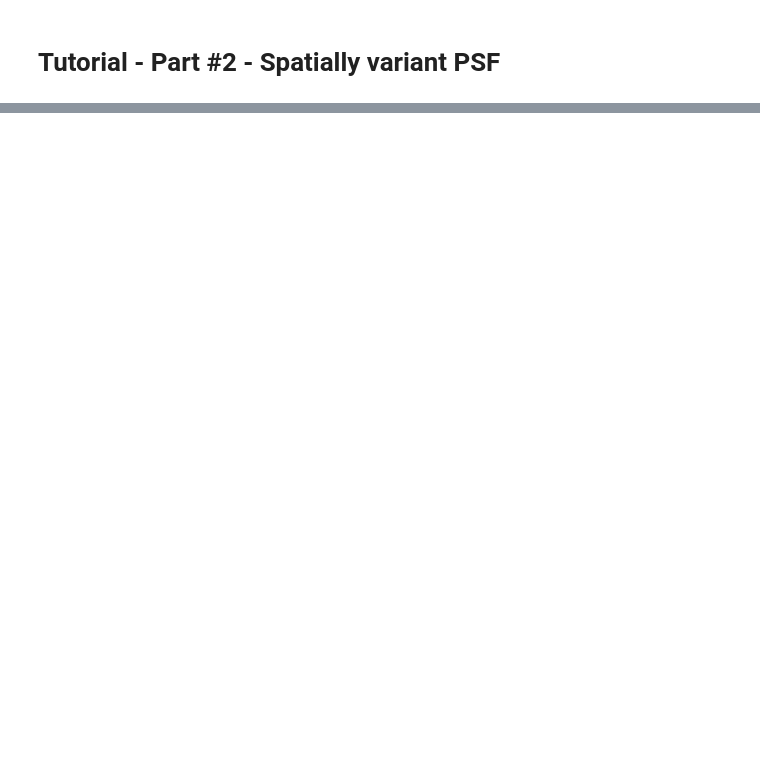
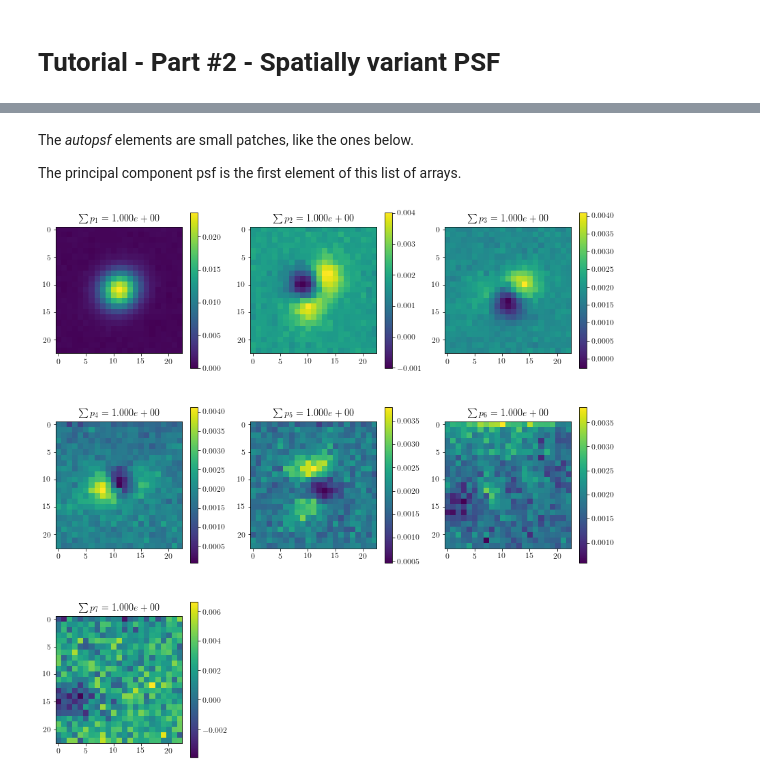
Before and after one commit to quatrope/ProperImage, a Jupyter notebook: docs/source/tutorial/Tutorial02.ipynb, the cells around one changed output, grey strips where cells are left out. Cells and saved outputs as stored; diff of their text form; code cells hidden in the pictures; blank space fills up the shorter version.

```diff
--- a/docs/source/tutorial/Tutorial02.ipynb
+++ b/docs/source/tutorial/Tutorial02.ipynb
@@ -80,0 +98,8 @@ plt.colorbar()
+# %% [markdown]
+The *autopsf* elements are small patches, like the ones below.
+
+The principal component psf is the first element of this list of arrays.
+# %%
+plot.plot_psfbasis(psf_basis=psf_basis, nbook=True)
+# %% [output]
+[figure, added]
```
Also changed, not shown: parts of 10 cells of this notebook, 1 other file.
